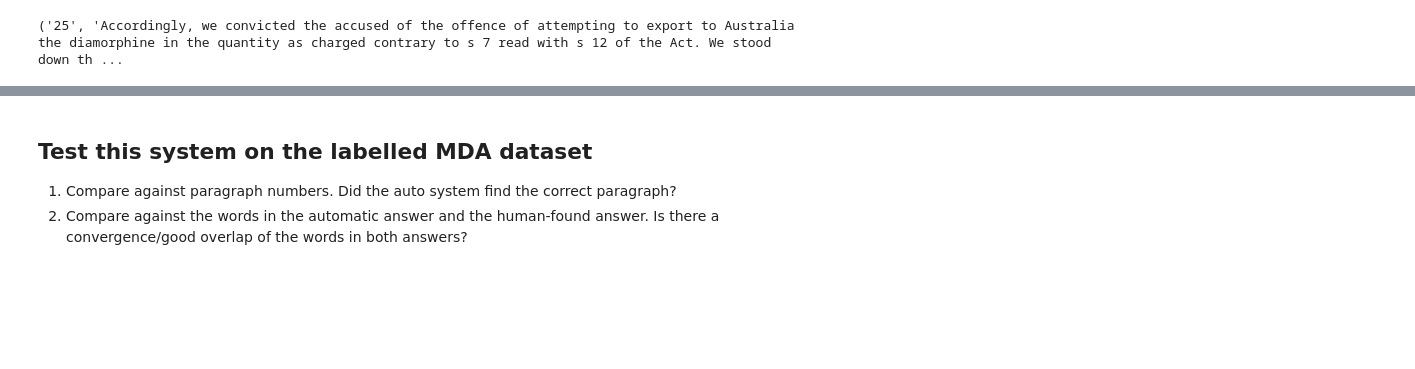
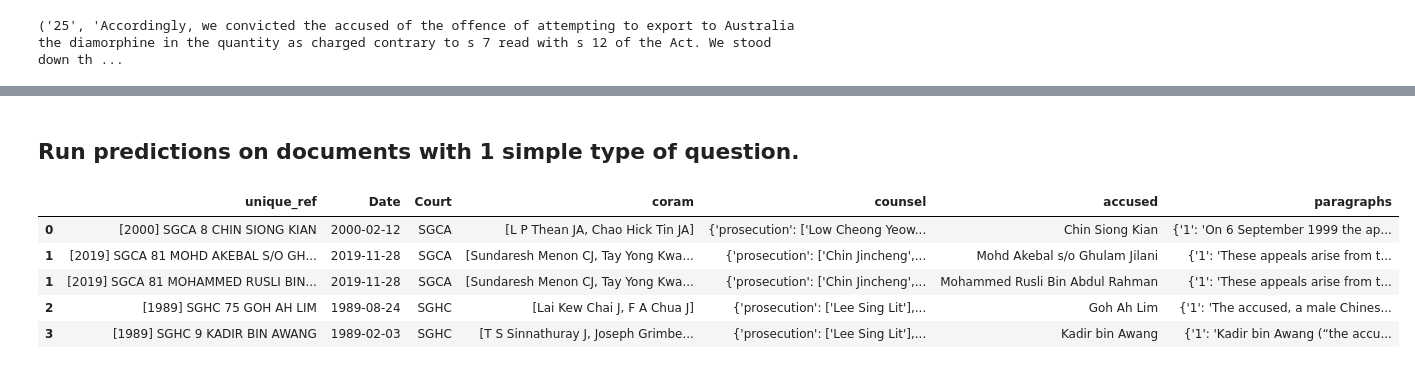
Before and after one commit to minebenders/proj-minecraft, a Jupyter notebook: comprehension.ipynb, the cells around one changed output, grey strips where cells are left out. Cells and saved outputs as stored; diff of their text form; code cells hidden in the pictures; blank space fills up the shorter version.

Commit message:
improved search function for relevant paras. also ran code to extract appeal outcomes in freetext format.

```diff
--- a/comprehension.ipynb
+++ b/comprehension.ipynb
@@ -139,7 +160,5 @@ diamorphine
 # todo: use a proper search engine from some python library..
 # ..hopefully with some semantic search capabilities or pagerank.
 # ..with some advanced options like AND/OR, filters
-# %% [markdown]
-## Test this system on the labelled MDA dataset
-1. Compare against paragraph numbers. Did the auto system find the correct paragraph?
-2. Compare against the words in the automatic answer and the human-found answer. Is there a convergence/good overlap of the words in both answers?
+# %% [markdown]
+## Run predictions on documents with 1 simple type of question.
@@ -145,0 +187,48 @@ diamorphine
+# %%
+'''
+Set up the output_df dataframe from the .json output file.
+(based on glowsplint's test_output.py code)
+'''
+output_df = pd.read_json('data/cases.json')
+
+court_map = {
+    'High Court': 'SGHC',
+    'Court of Appeal': 'SGCA',
+    'District Court': 'SGDC',
+    'Court of Criminal Appeal': 'SGCA'
+}
+
+output_df['Court'] = output_df.Court.map(court_map)
+ref_columns = {
+    0: 'refSLR',
+    1: 'ref'
+}
+
+# Split reference into SLR reference and normal reference
+output_df[list(ref_columns.values())] = pd.DataFrame(
+    output_df.reference.apply(pd.Series)).rename(columns=ref_columns)
+ref_na = output_df['ref'].isna()
+output_df.loc[ref_na, 'ref'], output_df.loc[ref_na,
+                                                      'refSLR'] = output_df.refSLR[ref_na], np.nan
+output_df.drop('reference', axis=1, inplace=True)
+
+# Construct the unique reference
+exploded_output = output_df.explode('parties')
+output_df = exploded_output.loc[exploded_output.parties.str.lower(
+) != "public prosecutor"].copy()
+output_df['unique_ref'] = output_df['ref'] + \
+    ' ' + output_df['parties']
+output_df.unique_ref = output_df.unique_ref.str.upper().str.replace(
+    "AND ANOTHER", "").str.replace("AND OTHERS", "").str.replace(' +', ' ').str.strip()
+output_df = output_df[['unique_ref', 'Date', 'Court',
+                                 'coram', 'counsel', 'parties', 'paragraphs']]
+output_df.rename(columns={'parties': 'accused'}, inplace=True)
+# %%
+output_df.head()
+# %% [output]
+|  | unique_ref | Date | Court | coram | counsel | accused | paragraphs |
+| 0 | [2000] SGCA 8 CHIN SIONG KIAN | 2000-02-12 | SGCA | [L P Thean JA, Chao Hick Tin JA] | {'prosecution': ['Low Cheong Yeow... | Chin Siong Kian | {'1': 'On 6 September 1999 the ap... |
+| 1 | [2019] SGCA 81 MOHD AKEBAL S/O GH... | 2019-11-28 | SGCA | [Sundaresh Menon CJ, Tay Yong Kwa... | {'prosecution': ['Chin Jincheng',... | Mohd Akebal s/o Ghulam Jilani | {'1': 'These appeals arise from t... |
+| 1 | [2019] SGCA 81 MOHAMMED RUSLI BIN... | 2019-11-28 | SGCA | [Sundaresh Menon CJ, Tay Yong Kwa... | {'prosecution': ['Chin Jincheng',... | Mohammed Rusli Bin Abdul Rahman | {'1': 'These appeals arise from t... |
+| 2 | [1989] SGHC 75 GOH AH LIM | 1989-08-24 | SGHC | [Lai Kew Chai J, F A Chua J] | {'prosecution': ['Lee Sing Lit'],... | Goh Ah Lim | {'1': 'The accused, a male Chines... |
+| 3 | [1989] SGHC 9 KADIR BIN AWANG | 1989-02-03 | SGHC | [T S Sinnathuray J, Joseph Grimbe... | {'prosecution': ['Lee Sing Lit'],... | Kadir bin Awang | {'1': 'Kadir bin Awang (“the accu... |
```
Also changed, not shown: parts of 15 cells of this notebook.
